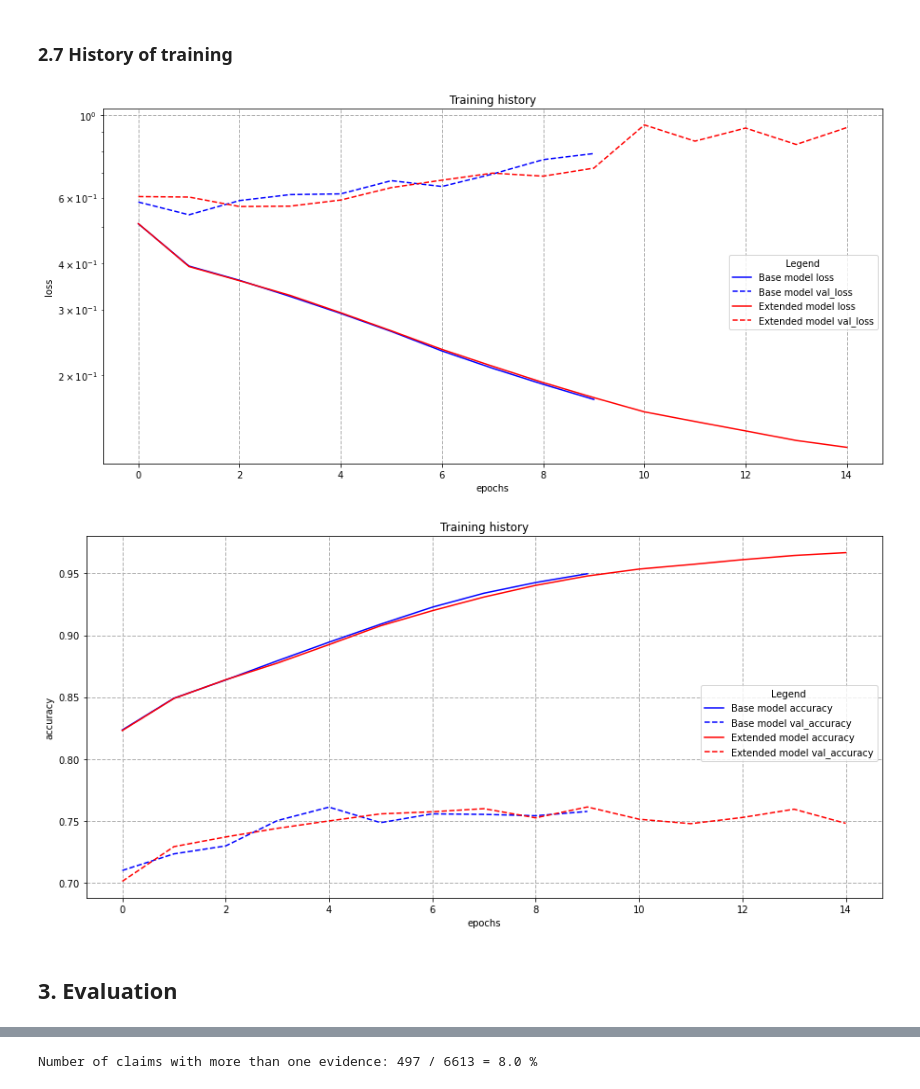
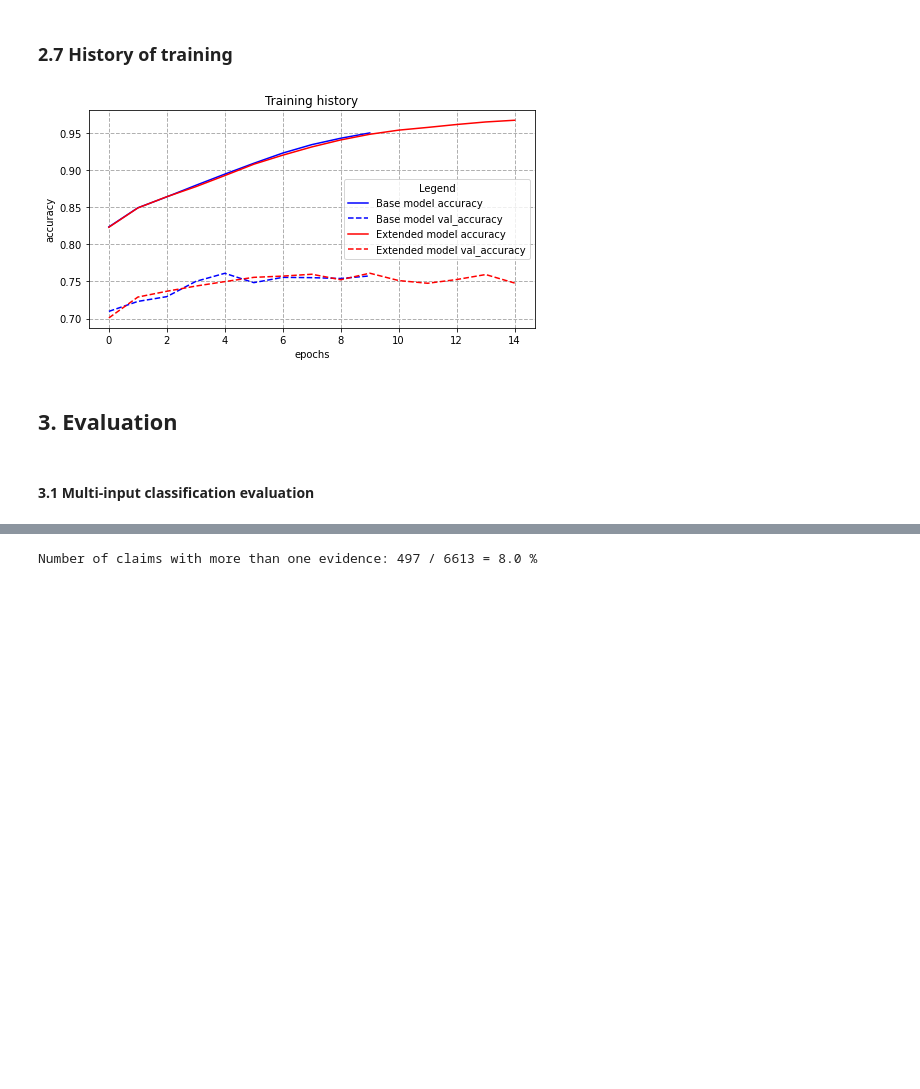
Before and after one commit to TheOnesThatWereAbroad/FactChecking, a Jupyter notebook: FactChecking.ipynb, the cells around one changed output, grey strips where cells are left out. Cells and saved outputs as stored; diff of their text form; code cells hidden in the pictures; blank space fills up the shorter version.

```diff
--- a/FactChecking.ipynb
+++ b/FactChecking.ipynb
@@ -1063,41 +1035,41 @@ def plot_history(models_history, keys, model_names=[], labels=("epochs", "metric
 
     # maps each model to a distinct RGB color
     cmap = plt.cm.get_cmap(cmap, len(models_history))
 
 
     fig = plt.figure(figsize=figsize)
 
     # for each model trained
     for i, history in enumerate(models_history):
         # take all pairs of training and val metrics
         for j in range(0, len(keys), 2):
             metric, val_metric = keys[j], keys[j+1]
 
             plt.plot(history[metric], label=f"{model_names[i]} {metric}", linestyle="solid", color=cmap(i))
             plt.plot(history[val_metric],  label=f"{model_names[i]} {val_metric}", linestyle="--",  color=cmap(i))
 
     plt.xlabel(labels[0])
     plt.ylabel(labels[1])
     plt.yscale(y_scale)
 
     # Adding legend
     plt.legend(
           title ="Legend",
-          loc ="best",
-          bbox_to_anchor=(1.0,0.6))
+          loc ="best")
     plt.title("Training history")
     plt.grid(linestyle='--', linewidth=1)
     plt.show()
 
 models_history = [history_base, history_ext]
 model_names = ["Base model", "Extended model"]
-plot_history(models_history, keys=['loss', 'val_loss'], model_names=model_names, labels=("epochs", "loss"), y_scale="log", figsize=(15,7),  cmap='bwr')
-plot_history(models_history, keys=['accuracy', 'val_accuracy'], model_names=model_names, labels=("epochs", "accuracy"), figsize=(15,7),  cmap='bwr')
+# plot_history(models_history, keys=['loss', 'val_loss'], model_names=model_names, labels=("epochs", "loss"), y_scale="log", figsize=(15,7),  cmap='bwr')
+plot_history(models_history, keys=['accuracy', 'val_accuracy'], model_names=model_names, labels=("epochs", "accuracy"), figsize=(8,4),  cmap='bwr')
 # %% [output]
-[figure, old version]
+[figure, new version]
-[figure, removed]
 # %% [markdown]
 ## 3. Evaluation
+# %% [markdown]
+#### 3.1 Multi-input classification evaluation
 # %%
 def evaluate_model(model, X_claim_test, X_evidence_test, y_test):
     """
```
Also changed, not shown: parts of 21 cells of this notebook, 1 other file.
